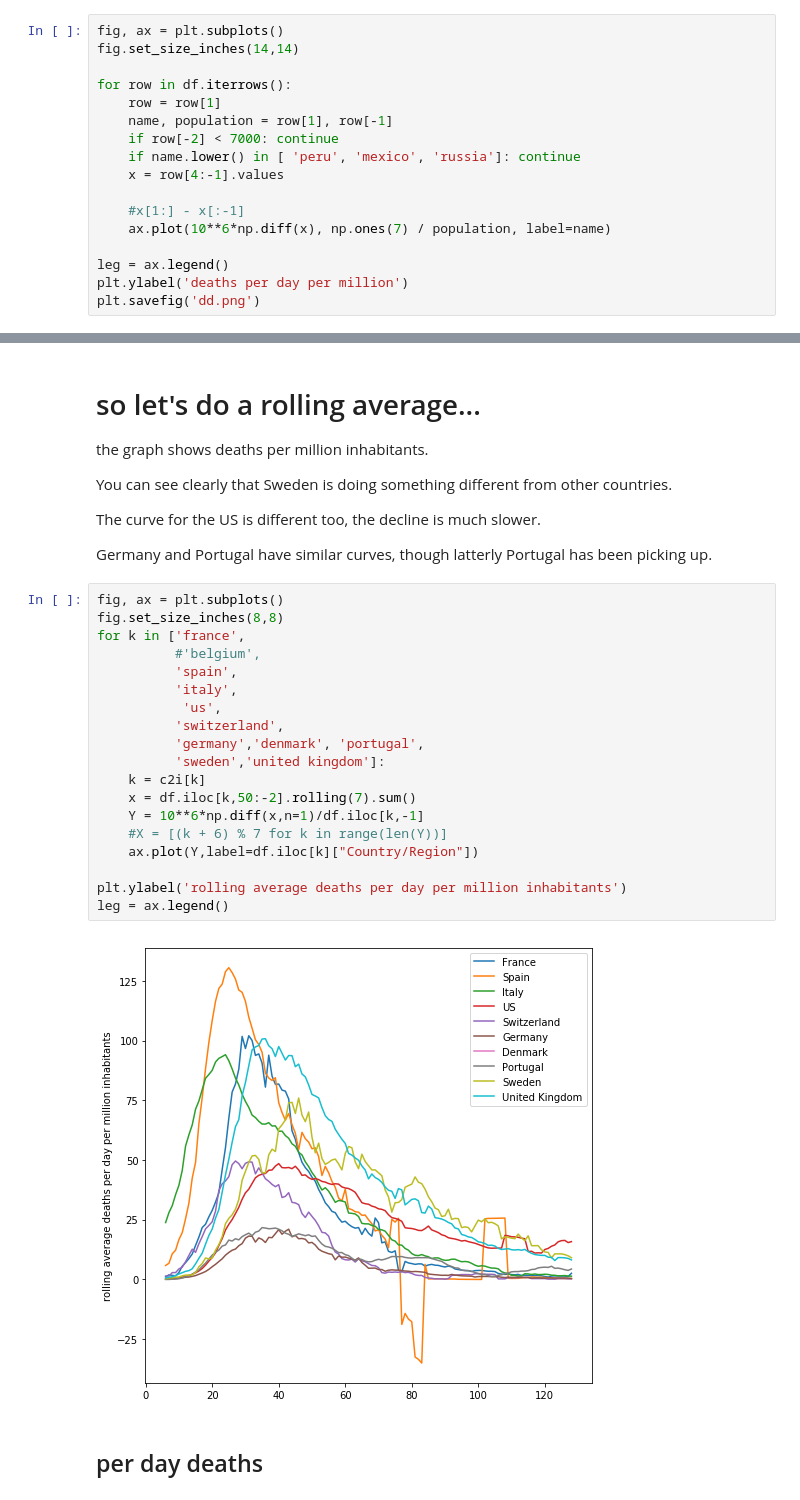
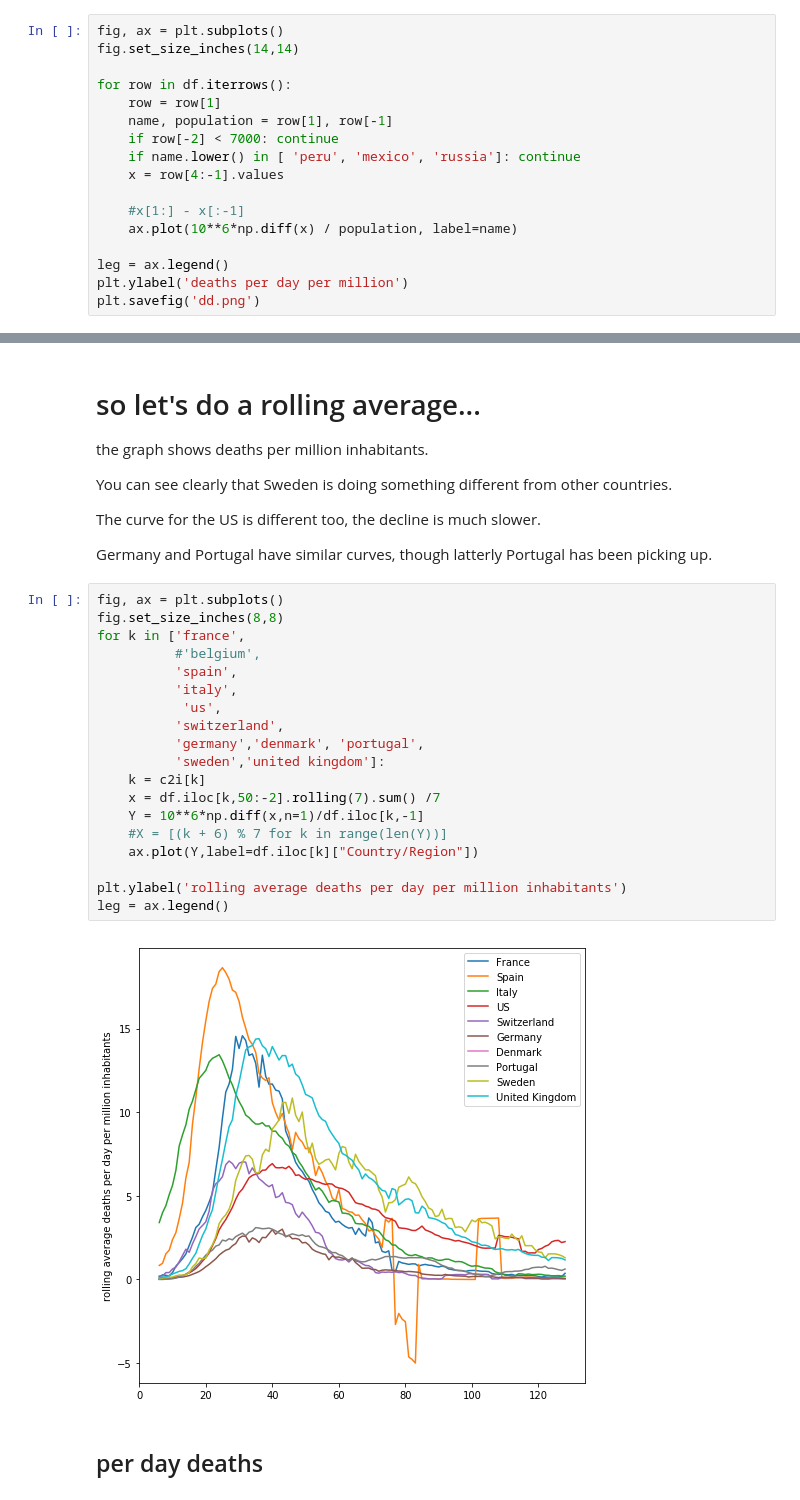
Before and after one commit to macbuse/COVID_stats, a Jupyter notebook: covid_mortality_pop.ipynb, the cells around one changed output, grey strips where cells are left out. Saved outputs shown, nothing was run; the diff lists cells and outputs as text.

```diff
--- a/covid_mortality_pop.ipynb
+++ b/covid_mortality_pop.ipynb
@@ -220,7 +220,7 @@ for row in df.iterrows():
     x = row[4:-1].values
 
     #x[1:] - x[:-1]
-    ax.plot(10**6*np.diff(x), np.ones(7) / population, label=name)
+    ax.plot(10**6*np.diff(x) / population, label=name)
 
 leg = ax.legend()
 plt.ylabel('deaths per day per million')
@@ -261,24 +260,24 @@ Germany and Portugal have similar curves, though latterly Portugal has been pick
 # %%
 fig, ax = plt.subplots()
 fig.set_size_inches(8,8)
 for k in ['france',
           #'belgium',
           'spain',
           'italy',
            'us',
           'switzerland',
           'germany','denmark', 'portugal',
           'sweden','united kingdom']:
     k = c2i[k]
-    x = df.iloc[k,50:-2].rolling(7).sum()
+    x = df.iloc[k,50:-2].rolling(7).sum() /7
     Y = 10**6*np.diff(x,n=1)/df.iloc[k,-1]
     #X = [(k + 6) % 7 for k in range(len(Y))]
     ax.plot(Y,label=df.iloc[k]["Country/Region"])
 
 plt.ylabel('rolling average deaths per day per million inhabitants')
 leg = ax.legend()
 # %% [output]
-[figure, old version]
+[figure, new version]
 # %% [markdown]
 ## per day deaths
 # %%
```
Also changed, not shown: parts of 1 cell of this notebook.
